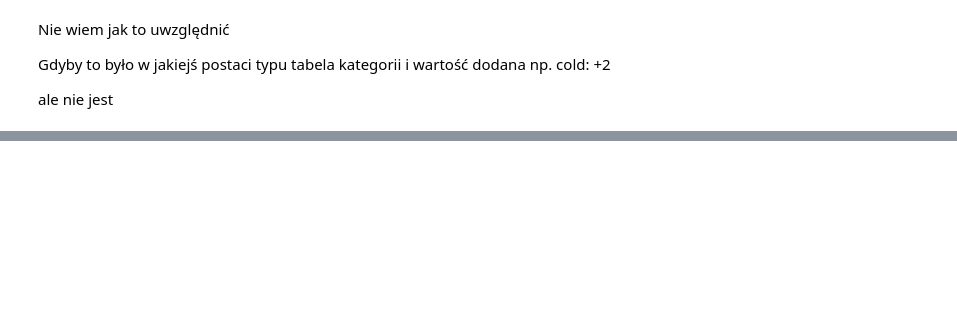
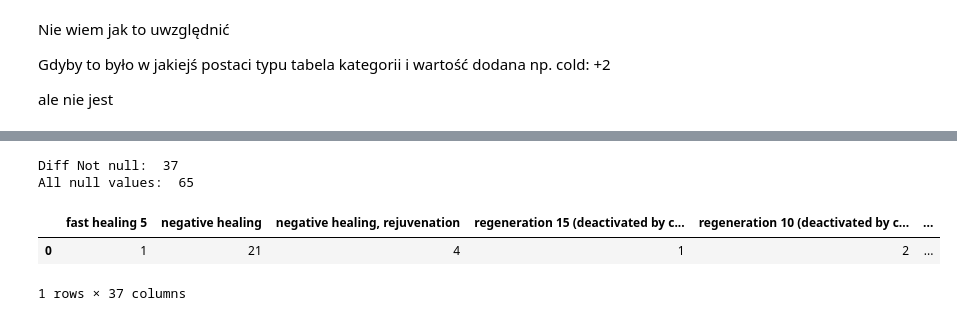
Before and after one commit to Paulina100/ML-for-TTRPG-game-design, a Jupyter notebook: Pathfinder_system.ipynb, the cells around one changed output, grey strips where cells are left out. Cells and saved outputs as stored; diff of their text form; code cells hidden in the pictures; blank space fills up the shorter version.

```diff
--- a/Pathfinder_system.ipynb
+++ b/Pathfinder_system.ipynb
@@ -180,9 +184,3 @@ def find_other_values(df, values):
     return result
 # %%
 attributes_ac_details = {i: row['details'] for i, row in attributes.ac.iteritems()}
-# %%
-ac_dict = {}
-for k, i in attributes_ac_details.items():
-    if i != "":
-        ac_dict[i] = None
-        # break
@@ -194,0 +187,18 @@ dict_keys(['all-around vision', '(14 when broken); construct armor', '(18 with s
+# %%
+def return_zero():
+    return 0
+
+def print_dictionery(dict):
+    df = pd.DataFrame(data=dict, index=[0])
+    display(df)
+
+def check_not_null_val(df, col, val = ''):
+    not_null_dict = defaultdict(return_zero)
+    for i, row in df.iterrows():
+        v = row.get(col)
+        if v != "" and v is not None and v != val:
+            not_null_dict[v] += 1
+    print("Diff Not null: ", len(not_null_dict))
+    print("All null values: ", sum(item for i, item in not_null_dict.items()))
+    print_dictionery(not_null_dict)
+    return not_null_dict
@@ -237,0 +323,8 @@ ale nie jest
+# %%
+hp_no_null_det = check_not_null_val(attributes_hp, 'details')
+# %% [output]
+Diff Not null:  37
+All null values:  65
+|  | fast healing 5 | negative healing | negative healing, rejuvenation | regeneration 15 (deactivated by c... | regeneration 10 (deactivated by c... | ... |
+| 0 | 1 | 21 | 4 | 1 | 2 | ... |
+1 rows × 37 columns
```
Also changed, not shown: parts of 19 cells of this notebook.
